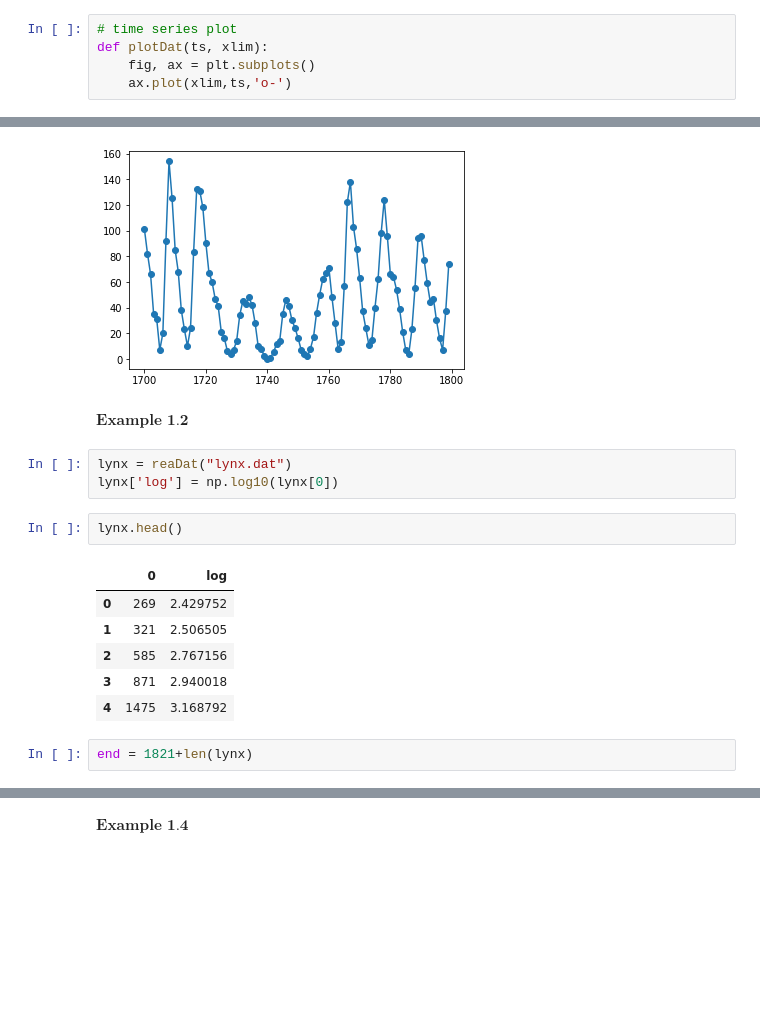
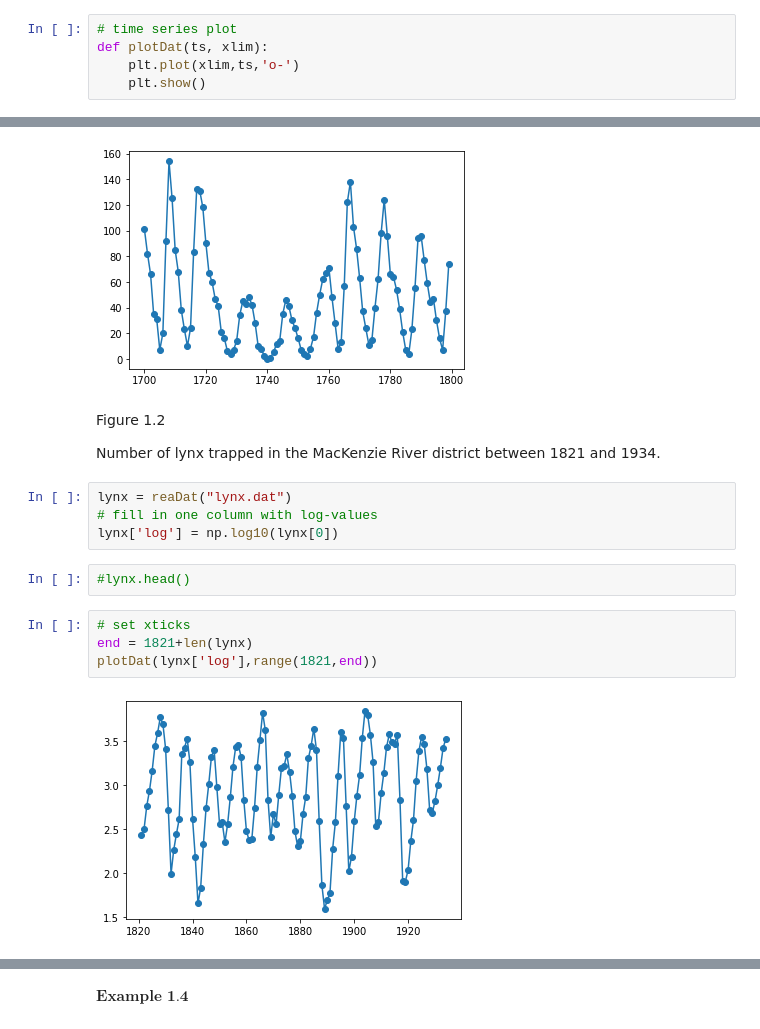
Before and after one commit to lu-lu-xue/Applied-Time-Series-Analysis, a Jupyter notebook: coding/ch1/Section 1.1.ipynb, the cells around one changed output, grey strips where cells are left out. Saved outputs shown, nothing was run; the diff lists cells and outputs as text; blank space fills up the shorter version.

```diff
--- a/coding/ch1/Section 1.1.ipynb
+++ b/coding/ch1/Section 1.1.ipynb
@@ -22,6 +22,6 @@ def reaDat(filename):
 # %%
 # time series plot
 def plotDat(ts, xlim):
-    fig, ax = plt.subplots()
-    ax.plot(xlim,ts,'o-')
+    plt.plot(xlim,ts,'o-')
+    plt.show()
 # %% [markdown]
@@ -33,18 +35,18 @@ plotDat(sunspots,range(1700,1800))
 # %% [output]
 [figure]
 # %% [markdown]
-$\textbf{Example 1.2}$
+Figure 1.2
+
+Number of lynx trapped in the MacKenzie River district between 1821 and 1934.
 # %%
 lynx = reaDat("lynx.dat")
+# fill in one column with log-values
 lynx['log'] = np.log10(lynx[0])
 # %%
-lynx.head()
+#lynx.head()
-# %% [output]
-|  | 0 | log |
-| 0 | 269 | 2.429752 |
-| 1 | 321 | 2.506505 |
-| 2 | 585 | 2.767156 |
-| 3 | 871 | 2.940018 |
-| 4 | 1475 | 3.168792 |
 # %%
+# set xticks
 end = 1821+len(lynx)
+plotDat(lynx['log'],range(1821,end))
+# %% [output]
+[figure, added]
```
Also changed, not shown: parts of 10 cells of this notebook.
